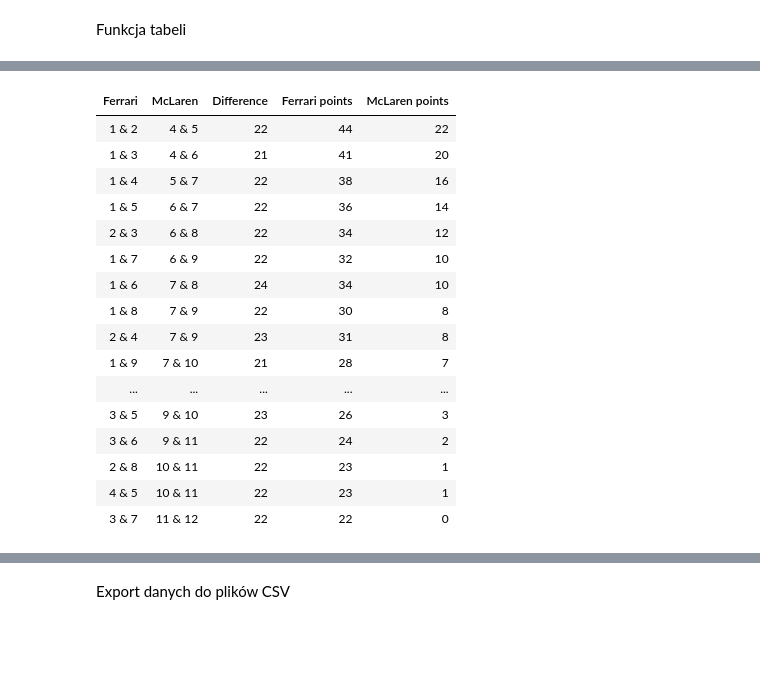
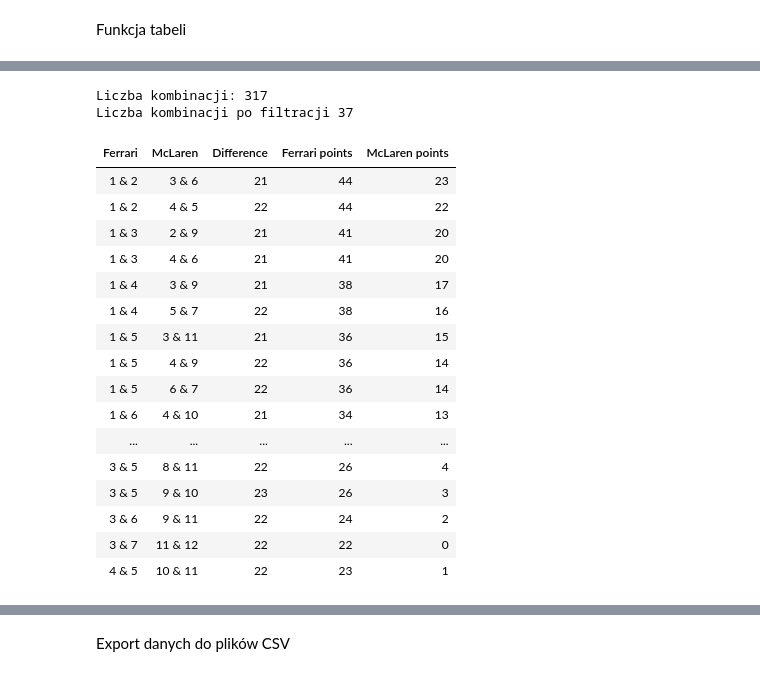
Before and after one commit to Laqerowski/FerrariVsMcLaren-AbuDhabi-2024, a Jupyter notebook: main.ipynb, the cells around one changed output, grey strips where cells are left out. Saved outputs shown, nothing was run; the diff lists cells and outputs as text; code cells hidden in the pictures; blank space fills up the shorter version.

```diff
--- a/main.ipynb
+++ b/main.ipynb
@@ -13,11 +13,10 @@ Funkcja sprawdzająca kombinacje miejsc w wyścigu
 def ChampionshipOutcomes(fastest_lap=None):
 
     unique_combinations = set()
-    filtered_combinations = {}
+    filtered_combinations = []
 
-    #Pętla generująca kombinacje
-    for f1, f2, m1, m2 in permutations(range(1,13), 4):
-
+    # Pętla generująca kombinacje
+    for f1, f2, m1, m2 in permutations(range(1, 13), 4):
         # Unikalne pary
         ferrari_pair = tuple(sorted([f1, f2]))
         mclaren_pair = tuple(sorted([m1, m2]))
@@ -48,23 +47,12 @@ def ChampionshipOutcomes(fastest_lap=None):
 
             # Wybranie tych które dają mistrzostwo Ferrari
             if (ferrari_points - mclaren_points) >= required_difference:
-                if ferrari_pair not in filtered_combinations:
-
-                    filtered_combinations[ferrari_pair] = {
-                    "Places":[f1, f2, m1, m2],
+                filtered_combinations.append({
+                    "Places": [f1, f2, m1, m2],
                     "Ferrari points": ferrari_points,
                     "McLaren points": mclaren_points,
                     "Difference": ferrari_points - mclaren_points,
-                }
-                else:
-                    # Wybranie tych z maksymalną pozycją McLarena
-                    current_mclaren_places = filtered_combinations[ferrari_pair]["Places"][2:]
-                    if max(mclaren_pair) < max(current_mclaren_places):
-                        filtered_combinations[ferrari_pair] = {
-                            "Places":[f1, f2, m1, m2],
-                            "Ferrari points": ferrari_points,
-                            "McLaren points": mclaren_points,
-                            "Difference": ferrari_points - mclaren_points
-                }
+                })
+
     # Lista z kombinacjami miejsc
-    return list(filtered_combinations.values())
+    return filtered_combinations
@@ -78,10 +97,19 @@ def generate_table(outcomes):
     # Rozbice tabeli "Places"
     df['Ferrari'] = df['Places'].apply(lambda x: f"{x[0]} & {x[1]}")
     df['McLaren'] = df['Places'].apply(lambda x: f"{x[2]} & {x[3]}")
+
+    # Sortowanie według miejsc Ferrari
+    df['Ferrari Pos 1'] = df['Places'].apply(lambda x: x[0])
+    df['Ferrari Pos 2'] = df['Places'].apply(lambda x: x[1])
+
+    # Usunięcie tabeli Places
     df = df.drop(columns='Places')
 
     # Sortowanie według punktow McLarena
-    df = df.sort_values(by='McLaren points', ascending=False)
+    # df = df.sort_values(by='McLaren points', ascending=False)
+
+    # Dodanie sortowania według miejsc Ferrari
+    df = df.sort_values(by=['Ferrari Pos 1', 'Ferrari Pos 2'])
 
     # Ustalanie kolejności kolumn
     column_order = ['Ferrari', 'McLaren', 'Difference', 'Ferrari points', 'McLaren points']
@@ -116,26 +150,32 @@ display(nobody_outcomes_table.style.hide(axis='index'))
 # %%
 # Ferrari zdobywa najszybsze okrążenie
 ferrari_fastest_lap = ChampionshipOutcomes(fastest_lap="Ferrari")
-ferrari_outcomes_table = generate_table(ferrari_fastest_lap)
+ferrari_filtered_outcomes = filter_combinations(ferrari_fastest_lap)
+ferrari_outcomes_table = generate_table(ferrari_filtered_outcomes)
+
+print(f"Liczba kombinacji: {len(ferrari_fastest_lap)}")
+print(f"Liczba kombinacji po filtracji {len(ferrari_filtered_outcomes)}")
 display(ferrari_outcomes_table.style.hide(axis='index'))
 # %% [output]
+Liczba kombinacji: 317
+Liczba kombinacji po filtracji 37
 | Ferrari | McLaren | Difference | Ferrari points | McLaren points |
+| 1 & 2 | 3 & 6 | 21 | 44 | 23 |
 | 1 & 2 | 4 & 5 | 22 | 44 | 22 |
+| 1 & 3 | 2 & 9 | 21 | 41 | 20 |
 | 1 & 3 | 4 & 6 | 21 | 41 | 20 |
+| 1 & 4 | 3 & 9 | 21 | 38 | 17 |
 | 1 & 4 | 5 & 7 | 22 | 38 | 16 |
+| 1 & 5 | 3 & 11 | 21 | 36 | 15 |
+| 1 & 5 | 4 & 9 | 22 | 36 | 14 |
 | 1 & 5 | 6 & 7 | 22 | 36 | 14 |
-| 2 & 3 | 6 & 8 | 22 | 34 | 12 |
-| 1 & 7 | 6 & 9 | 22 | 32 | 10 |
-| 1 & 6 | 7 & 8 | 24 | 34 | 10 |
-| 1 & 8 | 7 & 9 | 22 | 30 | 8 |
-| 2 & 4 | 7 & 9 | 23 | 31 | 8 |
-| 1 & 9 | 7 & 10 | 21 | 28 | 7 |
+| 1 & 6 | 4 & 10 | 21 | 34 | 13 |
 | ... | ... | ... | ... | ... |
+| 3 & 5 | 8 & 11 | 22 | 26 | 4 |
 | 3 & 5 | 9 & 10 | 23 | 26 | 3 |
 | 3 & 6 | 9 & 11 | 22 | 24 | 2 |
-| 2 & 8 | 10 & 11 | 22 | 23 | 1 |
+| 3 & 7 | 11 & 12 | 22 | 22 | 0 |
 | 4 & 5 | 10 & 11 | 22 | 23 | 1 |
-| 3 & 7 | 11 & 12 | 22 | 22 | 0 |
 # %%
 # McLaren zdobywa najszybsze okrążenie
 mclaren_fastest_lap = ChampionshipOutcomes(fastest_lap="McLaren")
```
Also changed, not shown: parts of 9 cells of this notebook, 5 other files.
